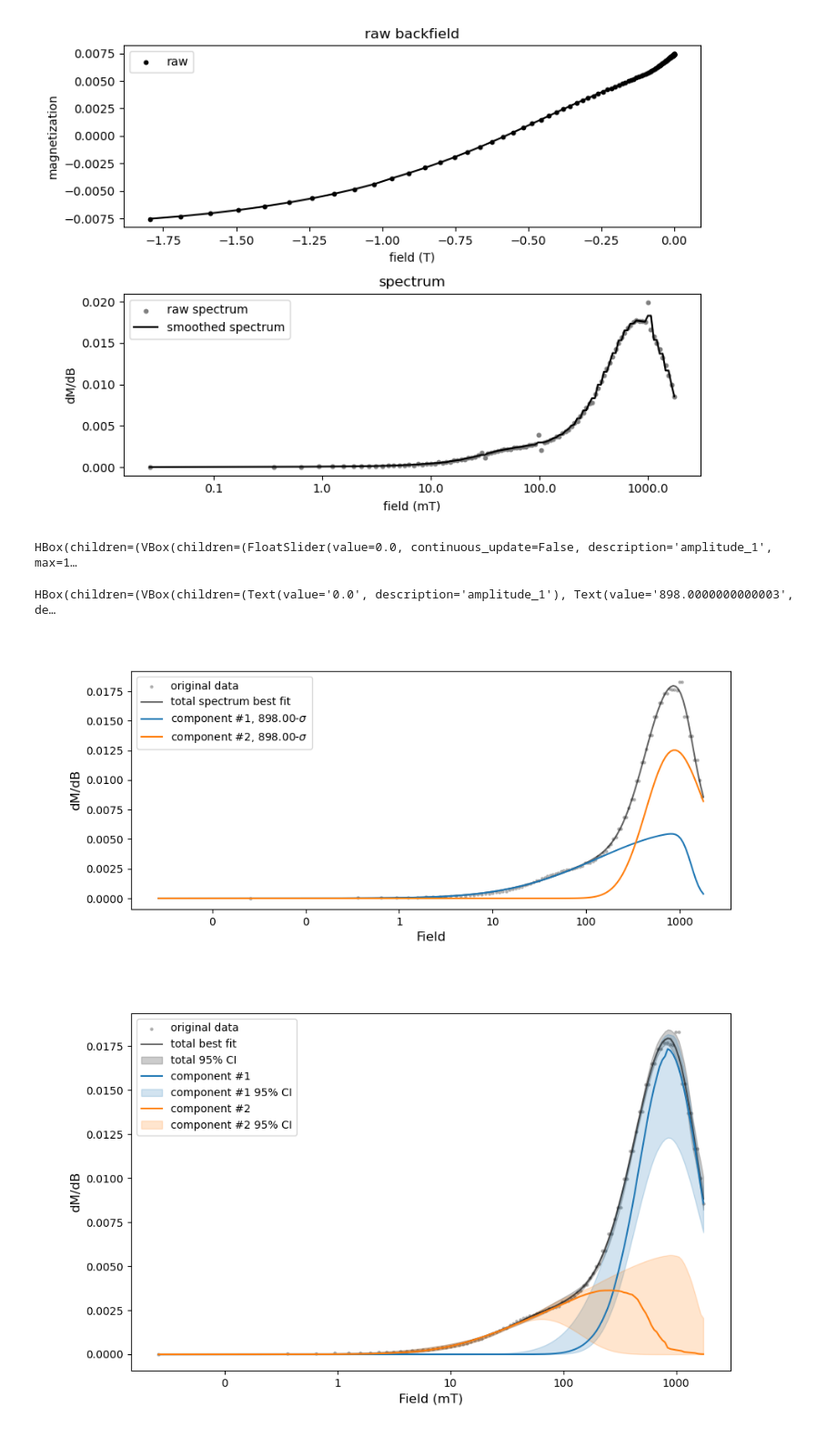
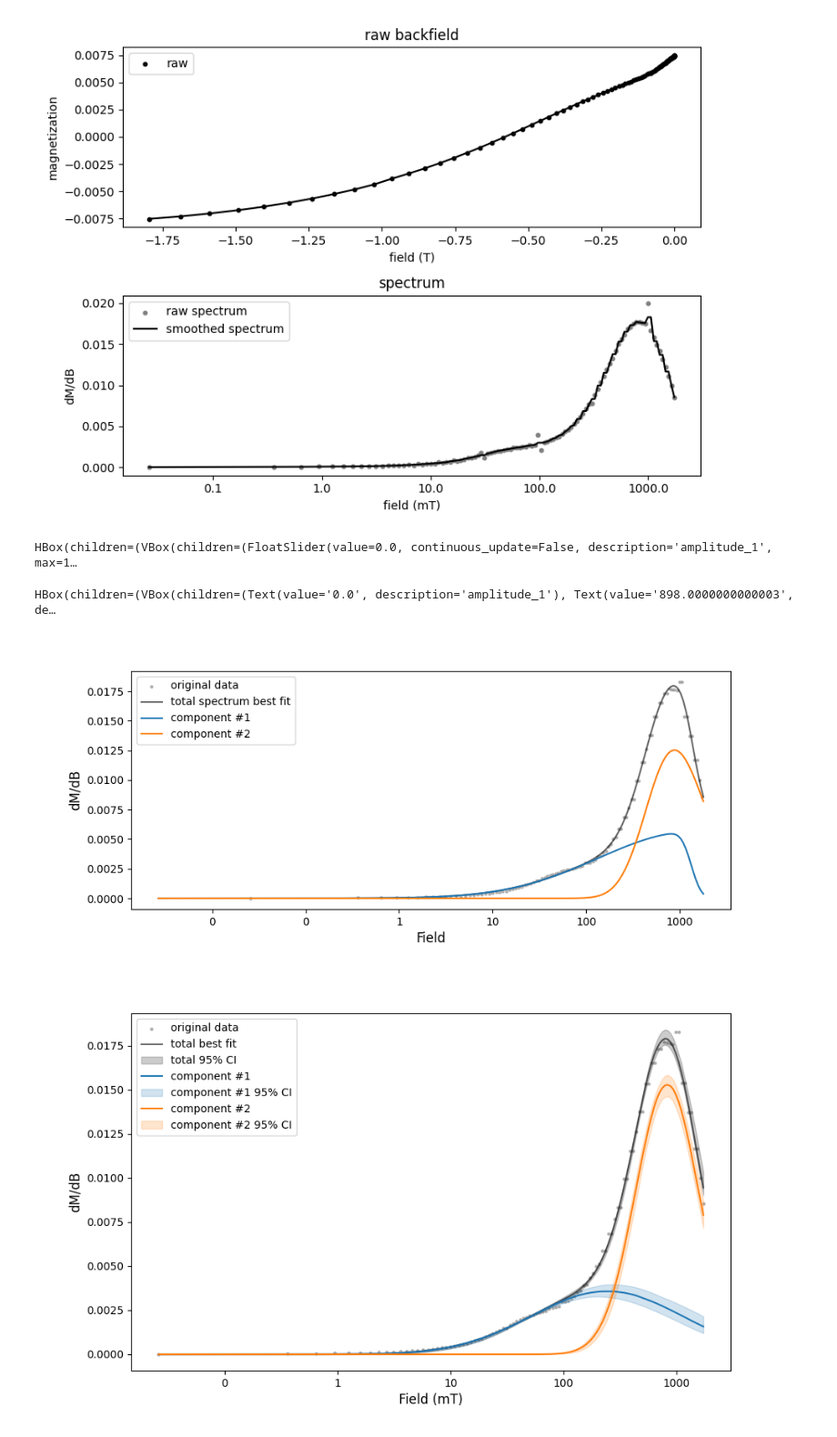
Before and after one commit to PmagPy/RockmagPy-notebooks, a Jupyter notebook: hysteresis_backfield_notebooks/coercivity_unmixing_MaxUnmix.ipynb, the cells around one changed output. Shown at 91% size. Drawn from its saved outputs; the diff is of its cells as text; code cells hidden in the pictures.

```diff
--- a/hysteresis_backfield_notebooks/coercivity_unmixing_MaxUnmix.ipynb
+++ b/hysteresis_backfield_notebooks/coercivity_unmixing_MaxUnmix.ipynb
@@ -176,17 +180,17 @@ fig, axs = rmag.plot_backfield_data(experiment_1,
 %matplotlib widget
 two_fits = rmag.interactive_backfield_fit(experiment_1['smoothed_log_dc_field'],
                                experiment_1['smoothed_magn_mass_shift'],
-                               n_components=2, figsize=(10, 4))
+                               n_components=2, figsize=(10, 4), skewed=False,)
 # %% [output]
 HBox(children=(VBox(children=(FloatSlider(value=0.0, continuous_update=False, description='amplitude_1', max=1…
 HBox(children=(VBox(children=(Text(value='0.0', description='amplitude_1'), Text(value='898.0000000000003', de…
-[figure, old version]
+[figure, new version]
 # %%
 experiment_1_ax, experiment_1_params = rmag.backfield_MaxUnmix(experiment_1['smoothed_log_dc_field'],
                                                             experiment_1['smoothed_magn_mass_shift'],
-                                                            n_comps=2, parameters=two_fits, n_resample=100)
+                                                            n_comps=2, parameters=two_fits, n_resample=100, skewed=False,)
 # %% [output]
-[figure, old version]
+[figure, new version]
 # %%
 params_by_experiment = {}
 
```
Also changed, not shown: parts of 10 cells of this notebook.
